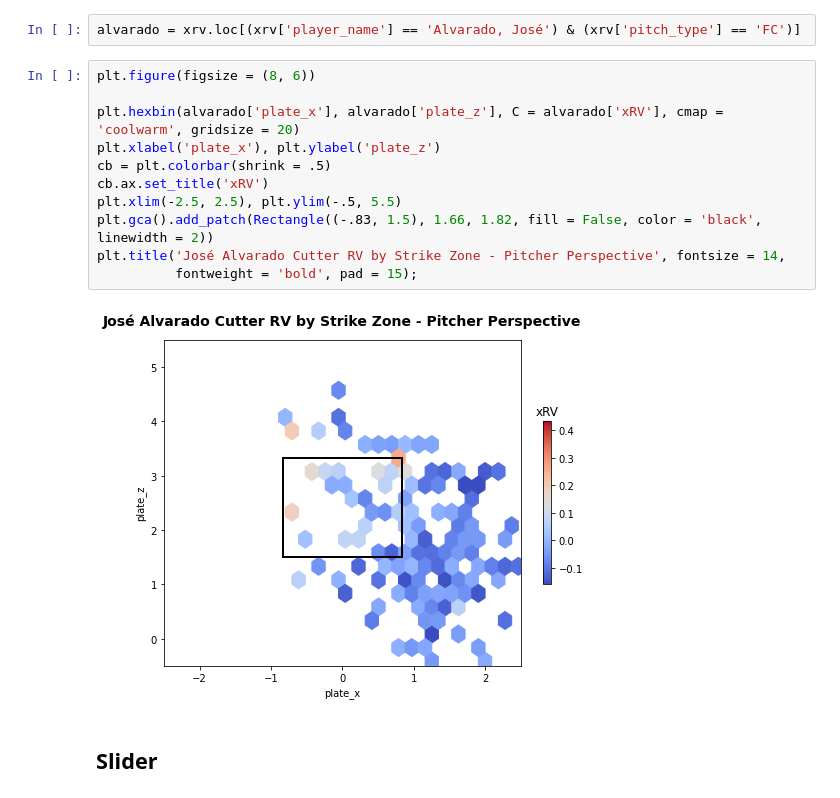
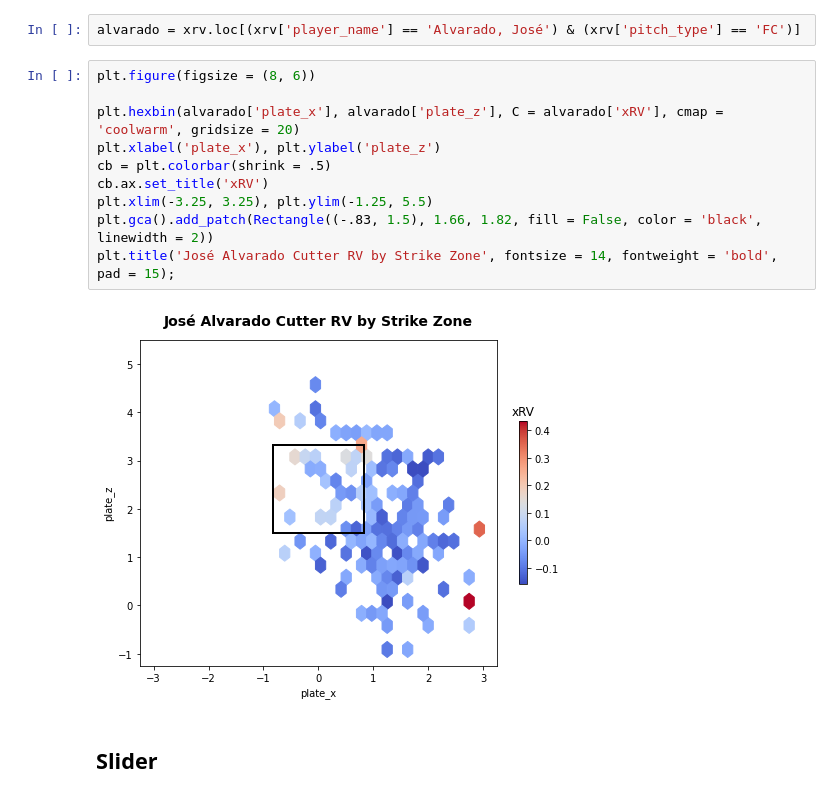
Before and after one commit to anthonyzurke/pitch-model, a Jupyter notebook: notebooks/analysis.ipynb, the cells around one changed output. Cells and saved outputs as stored; diff of their text form.

```diff
--- a/notebooks/analysis.ipynb
+++ b/notebooks/analysis.ipynb
@@ -284,16 +616,15 @@ alvarado = xrv.loc[(xrv['player_name'] == 'Alvarado, José') & (xrv['pitch_type'
 # %%
 plt.figure(figsize = (8, 6))
 
 plt.hexbin(alvarado['plate_x'], alvarado['plate_z'], C = alvarado['xRV'], cmap = 'coolwarm', gridsize = 20)
 plt.xlabel('plate_x'), plt.ylabel('plate_z')
 cb = plt.colorbar(shrink = .5)
 cb.ax.set_title('xRV')
-plt.xlim(-2.5, 2.5), plt.ylim(-.5, 5.5)
+plt.xlim(-3.25, 3.25), plt.ylim(-1.25, 5.5)
 plt.gca().add_patch(Rectangle((-.83, 1.5), 1.66, 1.82, fill = False, color = 'black', linewidth = 2))
-plt.title('José Alvarado Cutter RV by Strike Zone - Pitcher Perspective', fontsize = 14,
-          fontweight = 'bold', pad = 15);
+plt.title('José Alvarado Cutter RV by Strike Zone', fontsize = 14, fontweight = 'bold', pad = 15);
 # %% [output]
-[figure, old version]
+[figure, new version]
 # %% [markdown]
 ## Slider
 # %%
```
Also changed, not shown: parts of 42 cells of this notebook.
